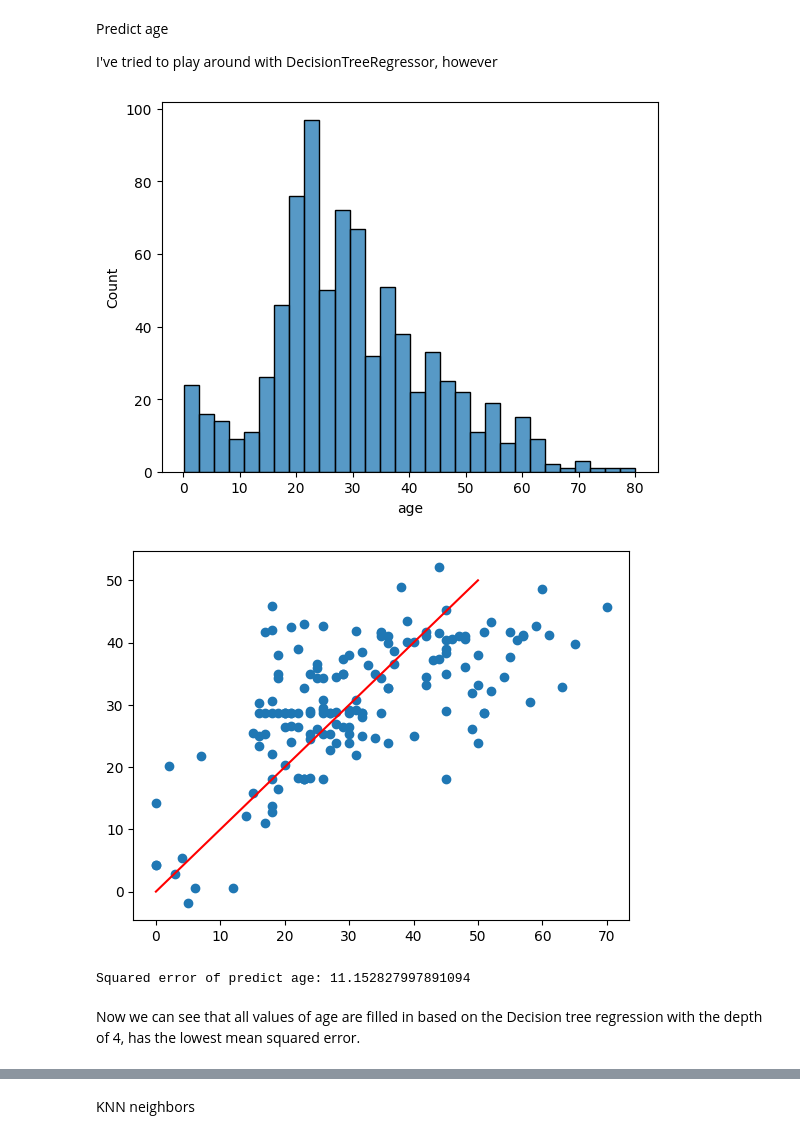
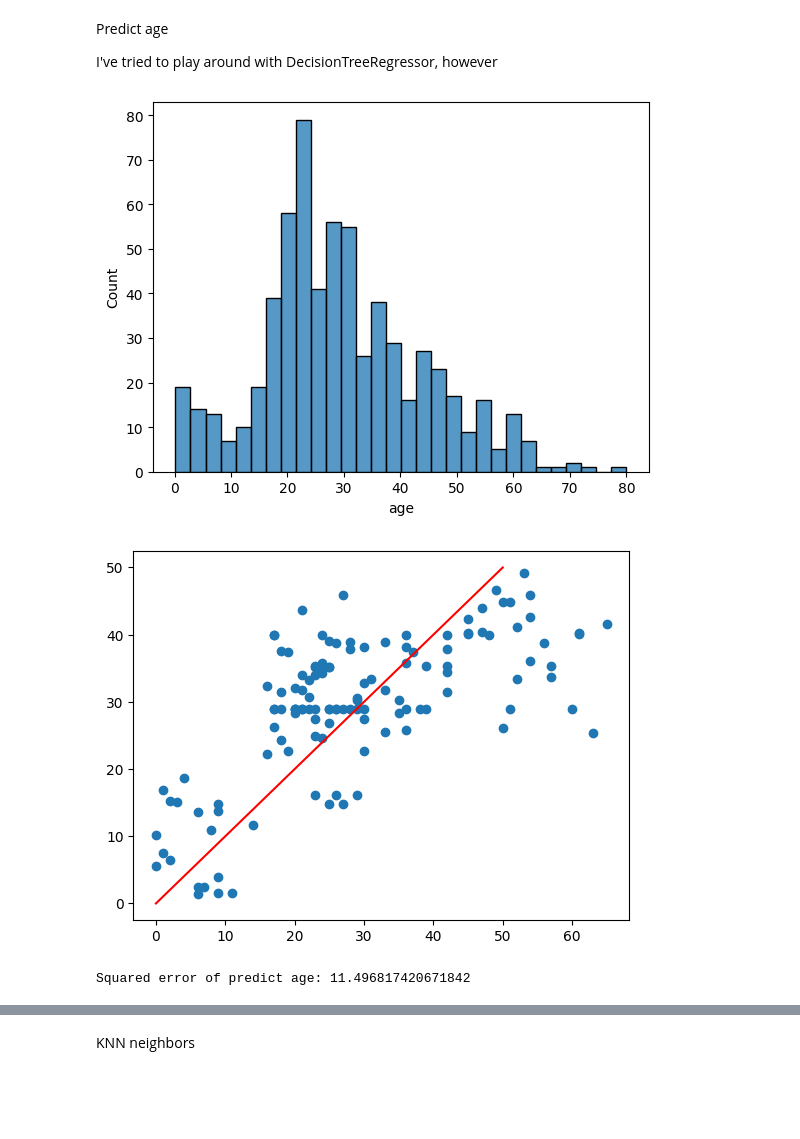
Before and after one commit to rikivols/machine_learning_exercises, a Jupyter notebook: 01/homework_01.ipynb, the cells around one changed output, grey strips where cells are left out. Saved outputs shown, nothing was run; the diff lists cells and outputs as text; code cells hidden in the pictures; blank space fills up the shorter version.

```diff
--- a/01/homework_01.ipynb
+++ b/01/homework_01.ipynb
@@ -321,14 +339,13 @@ def process_data(df: pandas.DataFrame) -> pandas.DataFrame:
 
     df = df.drop("home.dest", axis=1)
 
-    # get dummies out of all nominal values
+    # since all the data that are object are nominal now, we can apply one-hot encoding at the end to get the dummy values.
     df = pd.get_dummies(df)
 
     return df
 
-df = pd.read_csv('data.csv')
-df = process_data(df)
+Xtrain = process_data(Xtrain)
 
-df
+Xtrain
 # df["title"].value_counts()
 # %% [output]
@@ -351,77 +368,66 @@ Predict age
 
 I've tried to play around with DecisionTreeRegressor, however
 # %%
-sns.histplot(df['age'], bins=30, kde=False);
+sns.histplot(Xtrain['age'], bins=30, kde=False);
 # %% [output]
-[figure, old version]
+[figure, new version]
 # %%
-from sklearn.tree import DecisionTreeRegressor
-
-
-def get_trained_model(df: pd.DataFrame) -> (DecisionTreeRegressor, list):
-
-    # we don't want to use survived for predicting age, as it's a data that we want to predict in the end
-    df_predict_age = df.drop("survived", axis=1)
+def get_trained_model(df: pd.DataFrame) -> (LinearRegression, list):
 
     # split the data into ones we'll train on and ones we'll predict
     # Using copy() to prevent warnings
-    df_with_age = df_predict_age[df['age'].notna()].copy()
+    df_with_age = df[df['age'].notna()].copy()
     # since we'll want to work with ages as whole numbers, we'll get rid of the decimal places for training
     df_with_age["age"] = df_with_age["age"].astype(int)
 
     # split the data into X and Y
-    Xtrain, Xval, Ytrain, Yval = train_test_split(
+    Xtrain, Xtest, Ytrain, Ytest = train_test_split(
         df_with_age.drop('age', axis=1), df_with_age.age, test_size=0.2, random_state=random_seed
     )
 
     # normalize the data
-    Xtrain = scaler.fit_transform(Xtrain)
-    Xval = scaler.fit_transform(Xval)
+    Xtrain_age = scaler.fit_transform(Xtrain)
 
     # find the most optimal depth
     decision_regressor = LinearRegression()
     # decision_regressor = DecisionTreeRegressor(max_depth=best_depth)
-    decision_regressor.fit(Xtrain, Ytrain)
+    decision_regressor.fit(Xtrain_age, Ytrain)
 
-    predicted_ages = decision_regressor.predict(Xval)
-    plt.scatter(Yval, predicted_ages)
+    predicted_ages = decision_regressor.predict(Xtest)
+    plt.scatter(Ytest, predicted_ages)
     plt.plot([0,50], [0,50], 'r')
     plt.show()
 
-    print('Squared error of predict age:', np.sqrt(mean_squared_error(np.array(Yval), predicted_ages)))
+    print('Squared error of predict age:', np.sqrt(mean_squared_error(np.array(Ytest), predicted_ages)))
 
     return decision_regressor, predicted_ages
 
 
 def predict_age(df: pd.DataFrame, trained_model: DecisionTreeRegressor) -> pd.DataFrame:
 
-    df_new = df.drop("survived", axis=1)
-    # predict missing values
-    df_with_age = df_new[df_new['age'].notna()].copy()
-    df_without_age = df_new[df_new['age'].isna()].copy()
+    df_with_age = df[df['age'].notna()].copy()
+    df_without_age = df[df['age'].isna()].copy()
 
     Xpredict = df_without_age.drop("age", axis=1)
     Xpredict = scaler.fit_transform(Xpredict)
 
     predicted_age = trained_model.predict(Xpredict)
     df_without_age["age"] = predicted_age
 
-    df_to_attach = pd.concat([df_with_age, df_without_age], axis=0).sort_index()
+    df_to_attach = pd.concat([df_with_age, df_without_age], axis=0)
     df["age"] = df_to_attach["age"]
 
-    # get rid of floats, round the age
+    # get rid of floats, round the age (since we did that for the training data)
     df["age"] = df["age"].apply(lambda x: int(round(x)))
 
     return df, df_without_age
 
 
-trained_model, predicted_ages = get_trained_model(df)
-df, df_predicted_age = predict_age(df, trained_model)
+age_predicting_model, predicted_ages = get_trained_model(Xtrain)
+Xtrain, Xtrain_predicted_age = predict_age(Xtrain, age_predicting_model)
 # %% [output]
-[figure, old version]
+[figure, new version]
-Squared error of predict age: 11.152827997891094
+Squared error of predict age: 11.496817420671842
-# %% [markdown]
-Now we can see that all values of age are filled in based on the Decision tree regression with the depth of 4, has the lowest mean squared error.
 # %%
 sns.histplot(df['age'], bins=30, kde=False);
 
```
Also changed, not shown: parts of 39 cells of this notebook.
